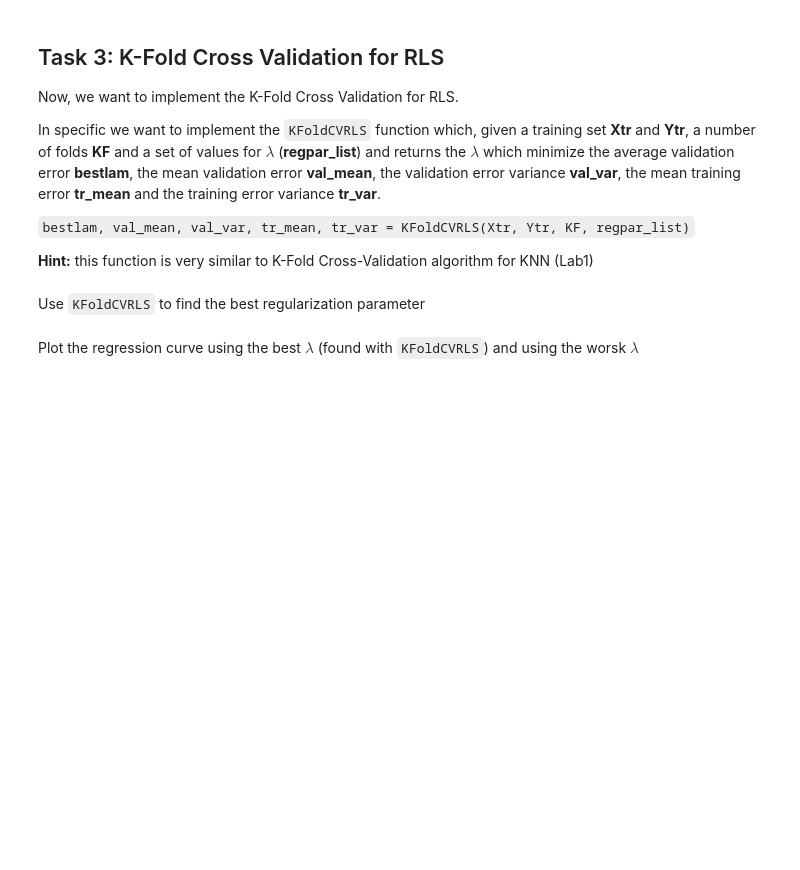
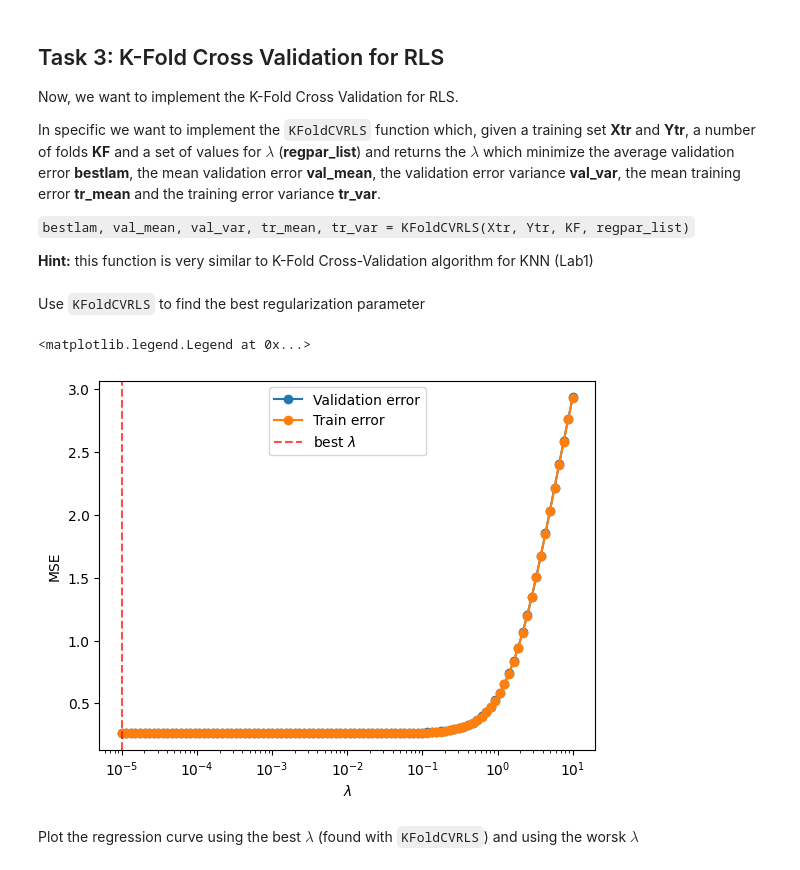
Before and after one commit to girofex/Machine-Learning-Algorithms, a Jupyter notebook: Lab3_RLS.ipynb, the cells around one changed output. Cells and saved outputs as stored; diff of their text form; code cells hidden in the pictures; blank space fills up the shorter version.

```diff
--- a/Lab3_RLS.ipynb
+++ b/Lab3_RLS.ipynb
@@ -197,37 +207,40 @@ def KFoldCVRLS(Xtr, Ytr, KF, regpar_list):
     num_regpar = regpar_list.size
 
     n_tot = Xtr.shape[0]
-    n_val = int(n_tot // KF)
+    n_val = int(n_tot // KF) #serve per dividere il data set in parti uguali
 
     # We want to compute 1 error for each `k` and each fold
     tr_errors = np.zeros((num_regpar, KF))
     val_errors = np.zeros((num_regpar, KF))
 
-    for idx, regpar in enumerate(regpar_list):
-        # `split_idx`: a list of arrays, each containing the validation indices for 1 fold
-        rand_idx = np.random.choice(n_tot, size=n_tot, replace=False)
-        split_idx = np.array_split(rand_idx, KF)
-        for fold in range(KF):
-            # Set the indices in boolean mask for all validation samples to `True`
-            val_mask = np.zeros(n_tot, dtype=bool)
-            val_mask[split_idx[fold]] = True
 
-            # Use the boolean mask to split X, Y in training and validation part
+    # `split_idx`: a list of arrays, each containing the validation indices for 1 fold
+    rand_idx = np.random.choice(n_tot, size=n_tot, replace=False)
+    split_idx = np.array_split(rand_idx, KF)
 
-            X = ... # training input
-            Y = ... # training output
-            X_val = ... # validation input
-            Y_val = ... # validation output
 
+    for fold in range(KF):
+        # Set the indices in boolean mask for all validation samples to `True`
+        val_mask = np.zeros(n_tot, dtype=bool)
+        val_mask[split_idx[fold]] = True
+
+        # Use the boolean mask to split X, Y in training and validation part
+
+        X = Xtr[val_mask==False] # training input
+        Y = Ytr[val_mask==False] # training output
+        X_val = Xtr[val_mask==True] # validation input
+        Y_val = Ytr[val_mask==True] # validation output
+
+        for idx, regpar in enumerate(regpar_list):
             # Train a RLS model for a single fold, and the given value of `regpar`
-            currW = ...
+            currW = regularizedLSTrain(X, Y, regpar)
 
             # Compute the training error of the RLS regression for the given value of regpar
-            YpredTR = ...
+            YpredTR = regularizedLSTest(currW, X)
             tr_errors[idx, fold] = calcError(YpredTR, Y)
 
             # Compute the validation error of the RLS regression for the given value of regpar
-            YpredVAL = ...
+            YpredVAL = regularizedLSTest(currW, X_val)
             val_errors[idx, fold] = calcError(YpredVAL, Y_val)
 
     # Calculate error statistics along the repetitions
@@ -245,30 +258,33 @@ Use `KFoldCVRLS` to find the best regularization parameter
 # %%
 n = 1000
 D = 1
 sigma_noise = 0.5
 truew = np.random.randn(D, 1)
 reg_pars = np.logspace(-5, 1, 100)
 KF = 5
 
 low_D = [-3] * D
 high_D = [3] * D
 
 # Generate training set
-Xtr, Ytr =  ...
+Xtr, Ytr = linearRegrFunction(n, D, low_D, high_D, truew, sigma_noise)
 
 # Compute best lambda
-bestlam, Vm, Vs, Tm, Ts = ...
+bestlam, Vm, Vs, Tm, Ts = KFoldCVRLS(Xtr, Ytr, KF, reg_pars)
 
 
 # Plot training and validation error
 _, ax = plt.subplots()
 ax.plot(reg_pars, Vm, '-o', label="Validation error")
 ax.plot(reg_pars, Tm, '-o', label="Train error")
 ax.axvline(bestlam, linestyle="--", c="red", alpha=0.7, label="best $\lambda$")
 ax.set_xscale("log")
 ax.set_xlabel("$\lambda$")
 ax.set_ylabel("MSE")
 ax.legend(loc="best")
+# %% [output]
+<matplotlib.legend.Legend at 0x...>
+[figure, added]
 # %% [markdown]
 Plot the regression curve using the best $\lambda$ (found with `KFoldCVRLS`) and using the worsk $\lambda$
 # %%
```
Also changed, not shown: parts of 14 cells of this notebook.
